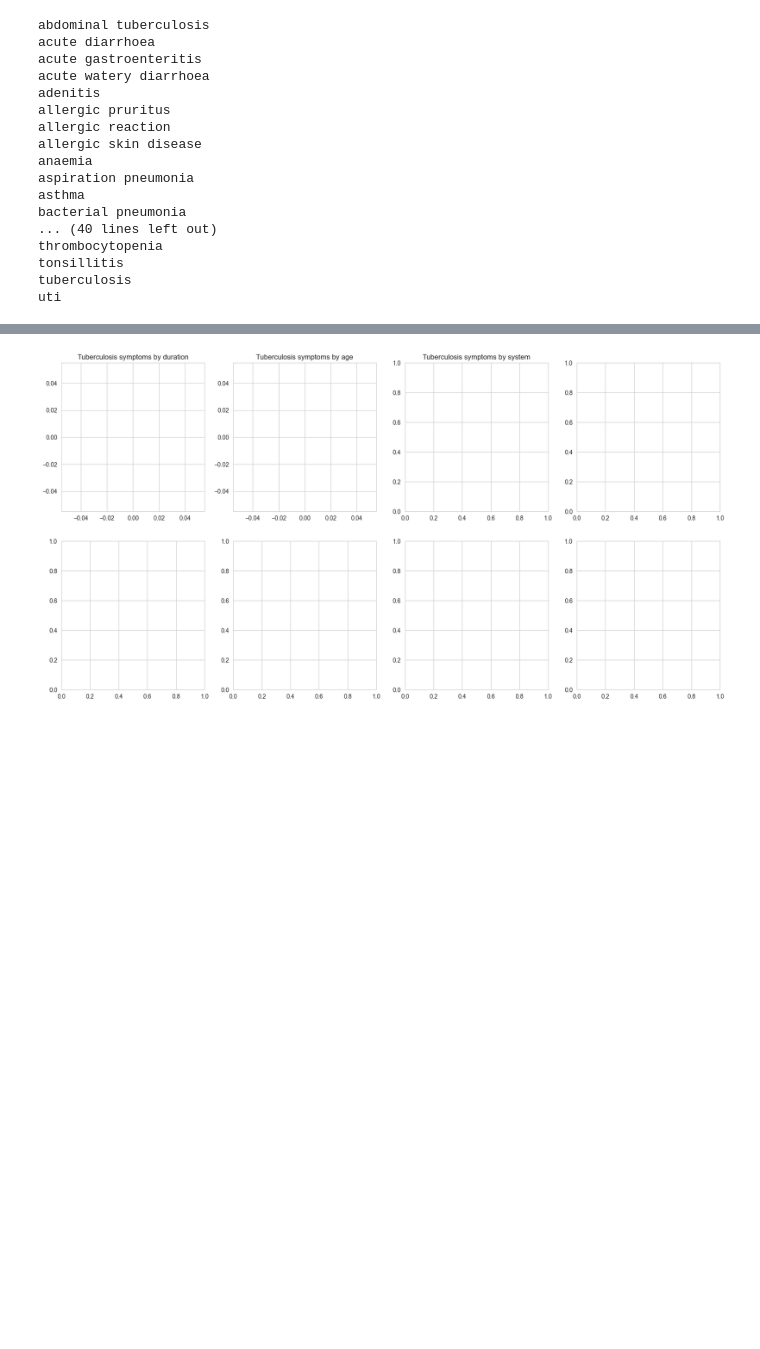
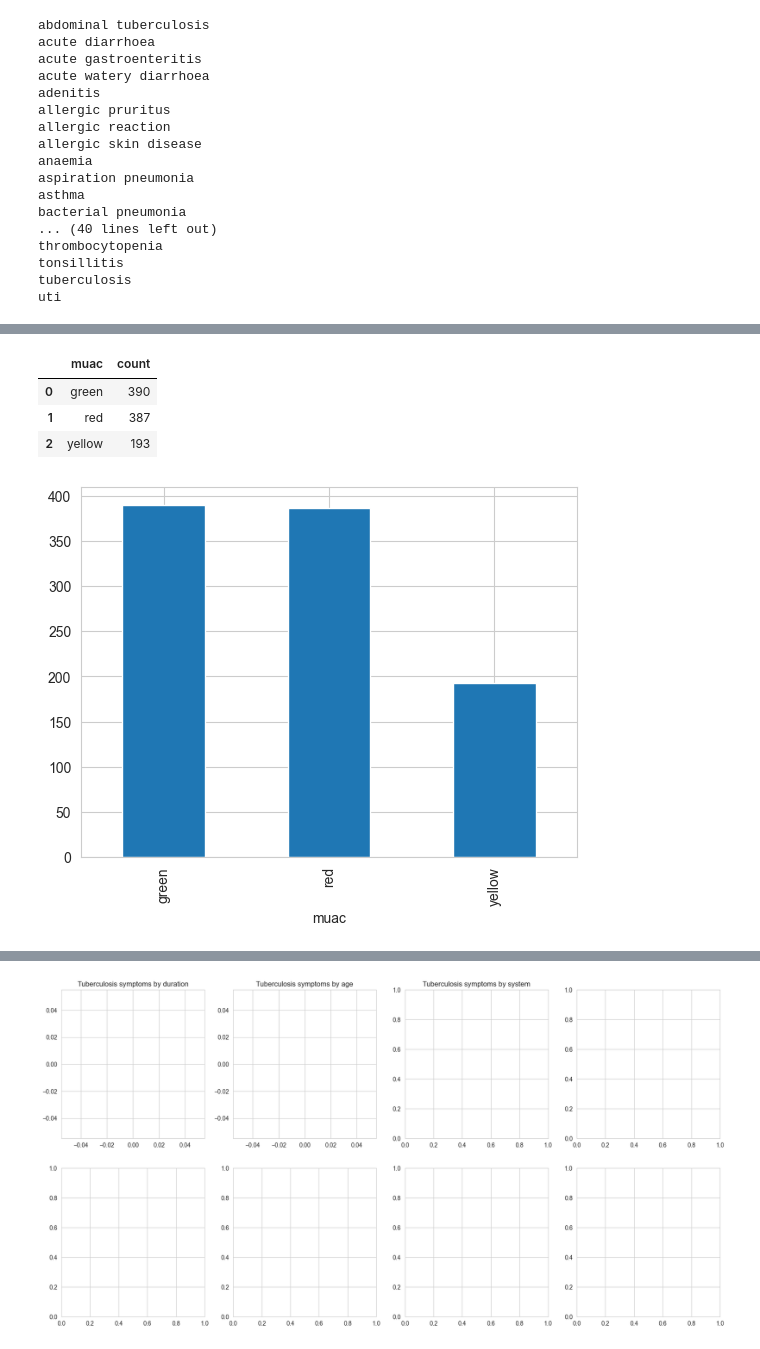
Before and after one commit to StephKisee/cdsa-for-kenyan-clinicians, a Jupyter notebook: notebooks/data_exploration.ipynb, the cells around one changed output, grey strips where cells are left out. Cells and saved outputs as stored; diff of their text form; code cells hidden in the pictures; blank space fills up the shorter version.

```diff
--- a/notebooks/data_exploration.ipynb
+++ b/notebooks/data_exploration.ipynb
@@ -402,0 +387,10 @@ Name: count, dtype: int64
+# %%
+muac_by_id = df[["_uuid", "muac"]].drop_duplicates()
+muac_by_id.muac.value_counts().plot(kind="bar")
+muac_by_id.muac.value_counts().reset_index()
+# %% [output]
+|  | muac | count |
+| 0 | green | 390 |
+| 1 | red | 387 |
+| 2 | yellow | 193 |
+[figure, added]
```
Also changed, not shown: parts of 24 cells of this notebook.
